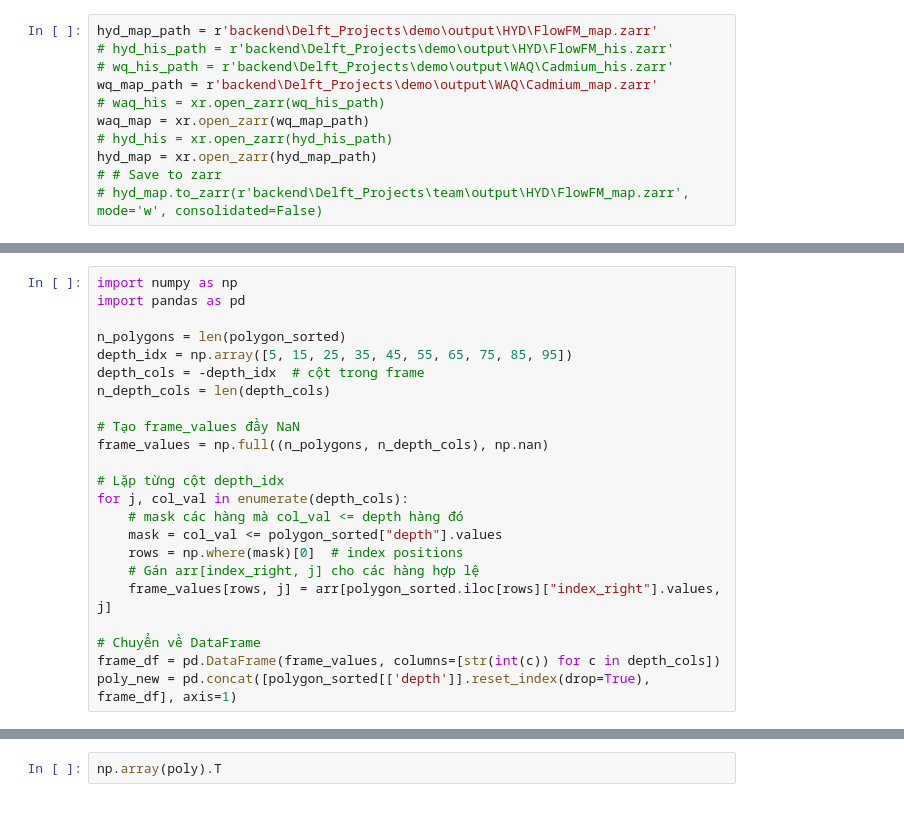
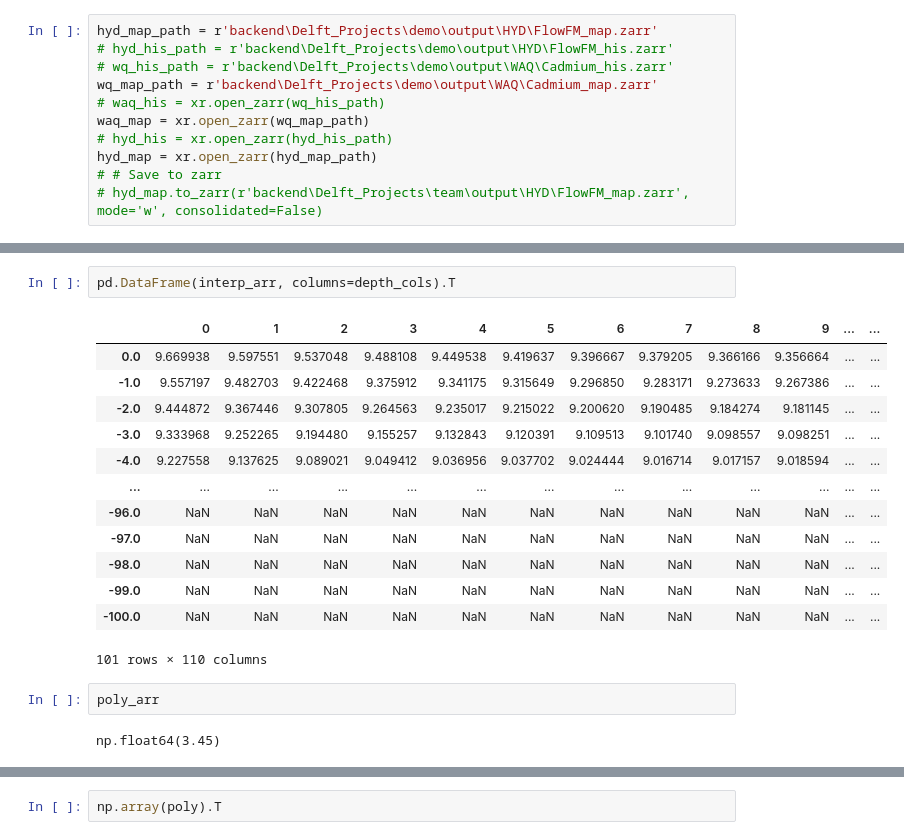
Before and after one commit to NTNUSmartWater/DigiH2O-Platform, a Jupyter notebook: process.ipynb, the cells around one changed output, grey strips where cells are left out. Cells and saved outputs as stored; diff of their text form; blank space fills up the shorter version.

```diff
--- a/process.ipynb
+++ b/process.ipynb
@@ -103,23 +83,0 @@ poly
-# %%
-import numpy as np
-import pandas as pd
-
-n_polygons = len(polygon_sorted)
-depth_idx = np.array([5, 15, 25, 35, 45, 55, 65, 75, 85, 95])
-depth_cols = -depth_idx  # cột trong frame
-n_depth_cols = len(depth_cols)
-
-# Tạo frame_values đầy NaN
-frame_values = np.full((n_polygons, n_depth_cols), np.nan)
-
-# Lặp từng cột depth_idx
-for j, col_val in enumerate(depth_cols):
-    # mask các hàng mà col_val <= depth hàng đó
-    mask = col_val <= polygon_sorted["depth"].values
-    rows = np.where(mask)[0]  # index positions
-    # Gán arr[index_right, j] cho các hàng hợp lệ
-    frame_values[rows, j] = arr[polygon_sorted.iloc[rows]["index_right"].values, j]
-
-# Chuyển về DataFrame
-frame_df = pd.DataFrame(frame_values, columns=[str(int(c)) for c in depth_cols])
-poly_new = pd.concat([polygon_sorted[['depth']].reset_index(drop=True), frame_df], axis=1)
@@ -161,0 +127,20 @@ poly
+# %%
+pd.DataFrame(interp_arr, columns=depth_cols).T
+# %% [output]
+|  | 0 | 1 | 2 | 3 | 4 | 5 | 6 | 7 | 8 | 9 | ... | ... |
+| 0.0 | 9.669938 | 9.597551 | 9.537048 | 9.488108 | 9.449538 | 9.419637 | 9.396667 | 9.379205 | 9.366166 | 9.356664 | ... | ... |
+| -1.0 | 9.557197 | 9.482703 | 9.422468 | 9.375912 | 9.341175 | 9.315649 | 9.296850 | 9.283171 | 9.273633 | 9.267386 | ... | ... |
+| -2.0 | 9.444872 | 9.367446 | 9.307805 | 9.264563 | 9.235017 | 9.215022 | 9.200620 | 9.190485 | 9.184274 | 9.181145 | ... | ... |
+| -3.0 | 9.333968 | 9.252265 | 9.194480 | 9.155257 | 9.132843 | 9.120391 | 9.109513 | 9.101740 | 9.098557 | 9.098251 | ... | ... |
+| -4.0 | 9.227558 | 9.137625 | 9.089021 | 9.049412 | 9.036956 | 9.037702 | 9.024444 | 9.016714 | 9.017157 | 9.018594 | ... | ... |
+| ... | ... | ... | ... | ... | ... | ... | ... | ... | ... | ... | ... | ... |
+| -96.0 | NaN | NaN | NaN | NaN | NaN | NaN | NaN | NaN | NaN | NaN | ... | ... |
+| -97.0 | NaN | NaN | NaN | NaN | NaN | NaN | NaN | NaN | NaN | NaN | ... | ... |
+| -98.0 | NaN | NaN | NaN | NaN | NaN | NaN | NaN | NaN | NaN | NaN | ... | ... |
+| -99.0 | NaN | NaN | NaN | NaN | NaN | NaN | NaN | NaN | NaN | NaN | ... | ... |
+| -100.0 | NaN | NaN | NaN | NaN | NaN | NaN | NaN | NaN | NaN | NaN | ... | ... |
+101 rows × 110 columns
+# %%
+poly_arr
+# %% [output]
+np.float64(3.45)
```
Also changed, not shown: parts of 17 cells of this notebook, 4 other files.
